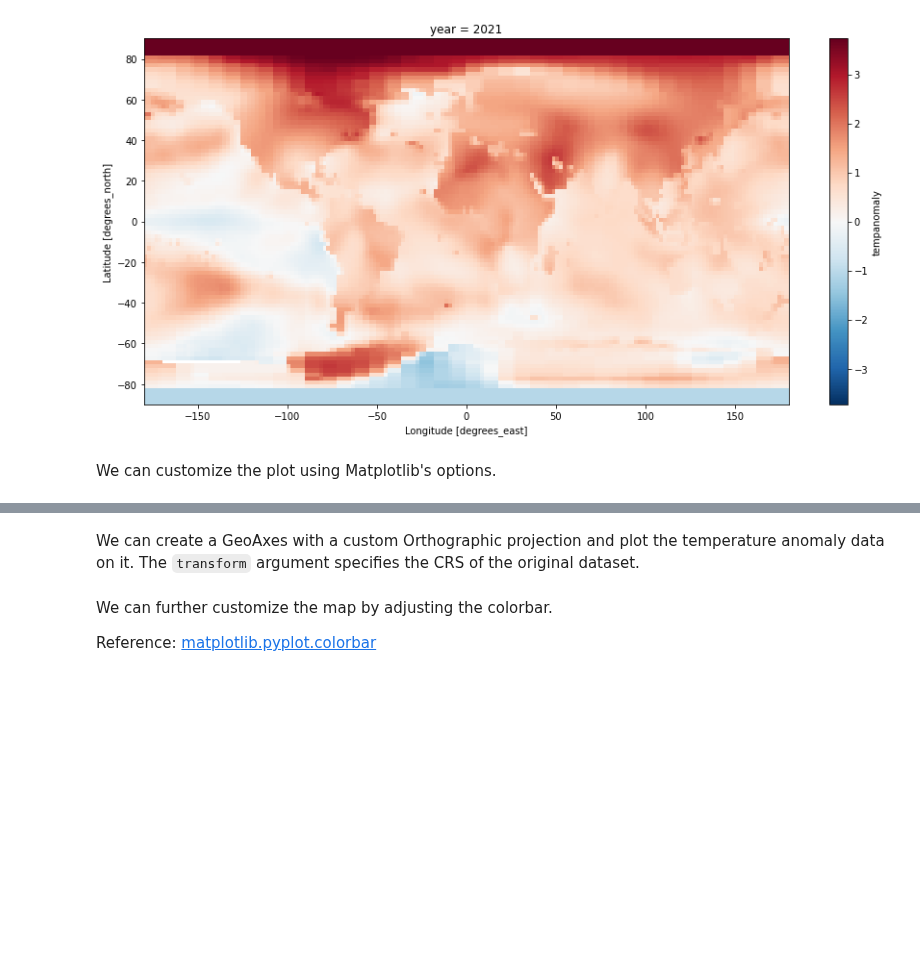
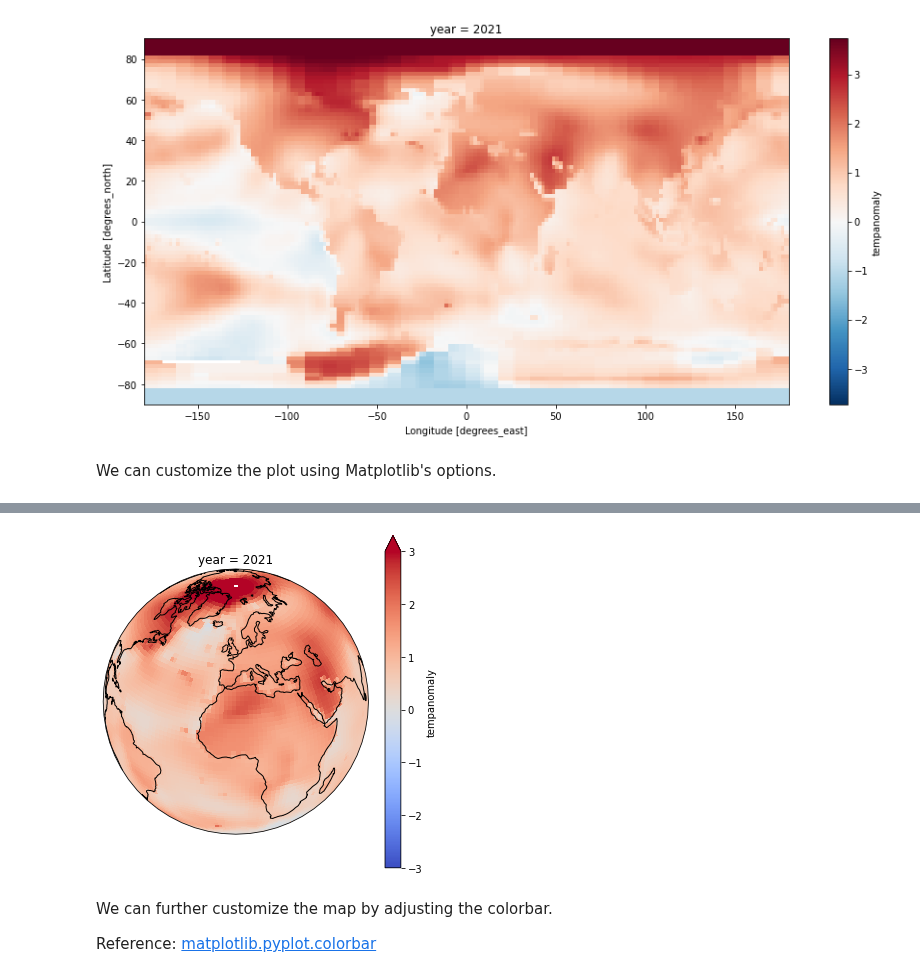
Before and after one commit to spatialthoughts/courses, a Jupyter notebook: code/python_dataviz/07_mapping_gridded_datasets.ipynb, the cells around one changed output, grey strips where cells are left out. Drawn from its saved outputs; the diff is of its cells as text; code cells hidden in the pictures; blank space fills up the shorter version.

```diff
--- a/code/python_dataviz/07_mapping_gridded_datasets.ipynb
+++ b/code/python_dataviz/07_mapping_gridded_datasets.ipynb
@@ -219,10 +124,15 @@ To create more informative map visualization, we need to reproject this grid to
 
 Reference: [CartoPy List of Projections](https://scitools.org.uk/cartopy/docs/latest/reference/crs.html?highlight=list#list-of-projections)
 # %%
-ax = plt.axes(projection=ccrs.Orthographic(0, 40))
+ax = plt.axes(projection=ccrs.Orthographic(0, 30))
 ax.coastlines()
+anomaly2021.plot.imshow(ax=ax,
+    vmin=-3, vmax=3, cmap='coolwarm',
+    transform=ccrs.PlateCarree())
+
 fig = plt.gcf()
 fig.set_size_inches(5,5)
+plt.tight_layout()
 plt.show()
+# %% [output]
+[figure, added]
-# %% [markdown]
-We can create a GeoAxes with a custom Orthographic projection and plot the temperature anomaly data on it. The `transform` argument specifies the CRS of the original dataset.
```
Also changed, not shown: parts of 36 cells of this notebook.
